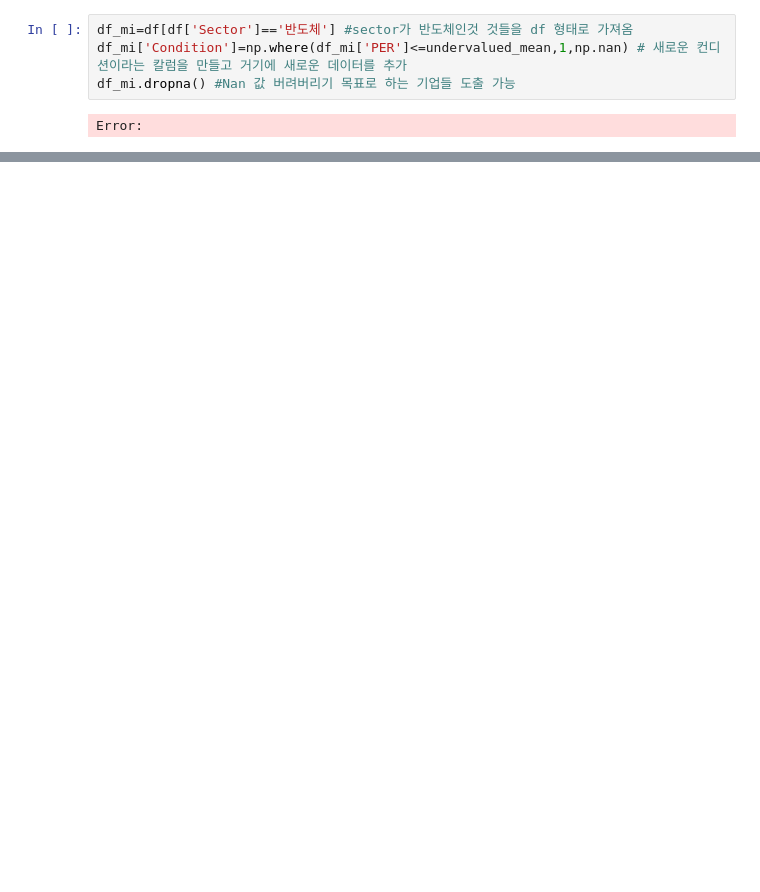
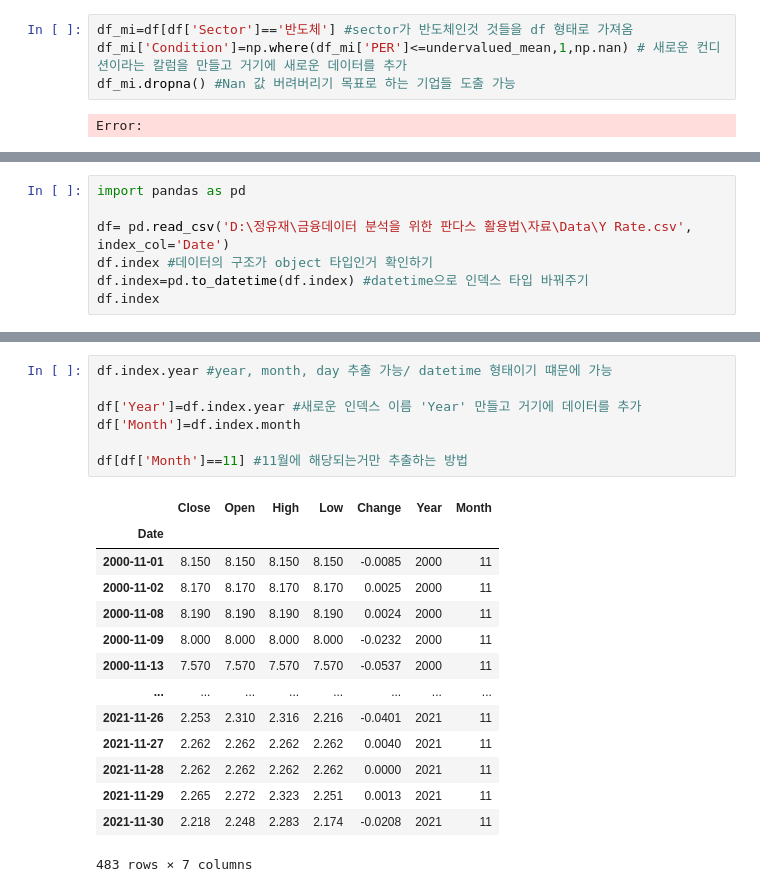
Before and after one commit to JeongYujae/Pandas_10Y-RATE_ETF_DATA, a Jupyter notebook: 데이터프레임 수업정리.ipynb, the cells around one changed output, grey strips where cells are left out. Cells and saved outputs as stored; diff of their text form; blank space fills up the shorter version.

```diff
--- a/데이터프레임 수업정리.ipynb
+++ b/데이터프레임 수업정리.ipynb
@@ -646,0 +657,7 @@ Error:
+# %%
+import pandas as pd
+
+df= pd.read_csv('D:\정유재\금융데이터 분석을 위한 판다스 활용법\자료\Data\Y Rate.csv', index_col='Date')
+df.index #데이터의 구조가 object 타입인거 확인하기
+df.index=pd.to_datetime(df.index) #datetime으로 인덱스 타입 바꿔주기
+df.index
@@ -646,0 +694,22 @@ Error:
+# %%
+df.index.year #year, month, day 추출 가능/ datetime 형태이기 떄문에 가능
+
+df['Year']=df.index.year #새로운 인덱스 이름 'Year' 만들고 거기에 데이터를 추가
+df['Month']=df.index.month
+
+df[df['Month']==11] #11월에 해당되는거만 추출하는 방법
+# %% [output]
+|  | Close | Open | High | Low | Change | Year | Month |
+| Date |  |  |  |  |  |  |  |
+| 2000-11-01 | 8.150 | 8.150 | 8.150 | 8.150 | -0.0085 | 2000 | 11 |
+| 2000-11-02 | 8.170 | 8.170 | 8.170 | 8.170 | 0.0025 | 2000 | 11 |
+| 2000-11-08 | 8.190 | 8.190 | 8.190 | 8.190 | 0.0024 | 2000 | 11 |
+| 2000-11-09 | 8.000 | 8.000 | 8.000 | 8.000 | -0.0232 | 2000 | 11 |
+| 2000-11-13 | 7.570 | 7.570 | 7.570 | 7.570 | -0.0537 | 2000 | 11 |
+| ... | ... | ... | ... | ... | ... | ... | ... |
+| 2021-11-26 | 2.253 | 2.310 | 2.316 | 2.216 | -0.0401 | 2021 | 11 |
+| 2021-11-27 | 2.262 | 2.262 | 2.262 | 2.262 | 0.0040 | 2021 | 11 |
+| 2021-11-28 | 2.262 | 2.262 | 2.262 | 2.262 | 0.0000 | 2021 | 11 |
+| 2021-11-29 | 2.265 | 2.272 | 2.323 | 2.251 | 0.0013 | 2021 | 11 |
+| 2021-11-30 | 2.218 | 2.248 | 2.283 | 2.174 | -0.0208 | 2021 | 11 |
+483 rows × 7 columns
```
Also changed, not shown: parts of 10 cells of this notebook, 2 other files.
